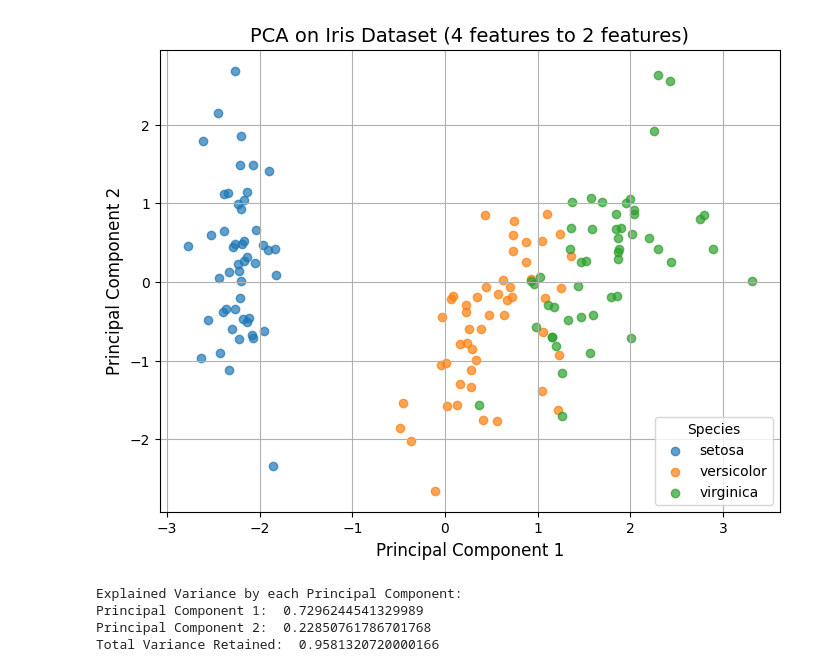
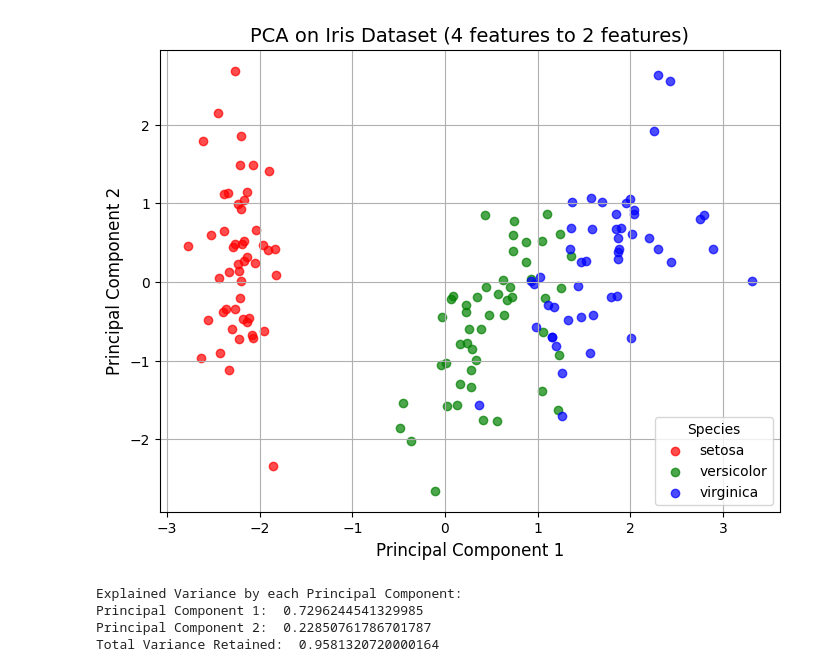
Before and after one commit to The-Shinshi/ML_Updated, a Jupyter notebook: Program_3.ipynb, the cells around one changed output. Cells and saved outputs as stored; diff of their text form; code cells hidden in the pictures.

```diff
--- a/Program_3.ipynb
+++ b/Program_3.ipynb
@@ -20,29 +1,47 @@ pca_df["Target"] = target
 # %%
+import pandas as pd
+import matplotlib.pyplot as plt
+from sklearn.datasets import load_iris
+from sklearn.decomposition import PCA
+from sklearn.preprocessing import StandardScaler
+
+iris = load_iris()
+features = iris.data
+target = iris.target
+
+scaler = StandardScaler()
+features_standardized = scaler.fit_transform(features)
+pca = PCA(n_components=2)
+features_pca = pca.fit_transform(features_standardized)
+
+pca_df = pd.DataFrame(data=features_pca, columns=["Principal Component 1", "Principal Component 2"])
+pca_df["Target"] = target
+
 plt.figure(figsize=(8, 6))
 for label, color in zip(iris.target_names, ["red", "green", "blue"]):
     plt.scatter(
         pca_df.loc[pca_df["Target"] == list(iris.target_names).index(label), "Principal Component 1"],
         pca_df.loc[pca_df["Target"] == list(iris.target_names).index(label), "Principal Component 2"],
         label=label,
+        color=color,
         alpha=0.7
     )
 
 plt.title("PCA on Iris Dataset (4 features to 2 features)", fontsize=14)
 plt.xlabel("Principal Component 1", fontsize=12)
 plt.ylabel("Principal Component 2", fontsize=12)
 plt.legend(title="Species")
 plt.grid()
 plt.show()
+
+explained_variance = pca.explained_variance_ratio_
+print("Explained Variance by each Principal Component:")
+print("Principal Component 1: ",explained_variance[0])
+print("Principal Component 2: ",explained_variance[1])
+print("Total Variance Retained: ",sum(explained_variance))
 # %% [output]
-[figure, old version]
+[figure, new version]
+Explained Variance by each Principal Component:
+Principal Component 1:  0.7296244541329985
+Principal Component 2:  0.22850761786701787
+Total Variance Retained:  0.9581320720000164
-# %%
-explained_variance = pca.explained_variance_ratio_
-print("Explained Variance by each Principal Component:")
-print("Principal Component 1: ",explained_variance[0])
-print("Principal Component 2: ",explained_variance[1])
-print("Total Variance Retained: ",sum(explained_variance))
-# %% [output]
-Explained Variance by each Principal Component:
-Principal Component 1:  0.7296244541329989
-Principal Component 2:  0.22850761786701768
-Total Variance Retained:  0.9581320720000166
```
Also changed, not shown: parts of 5 cells of this notebook, 6 other files.
